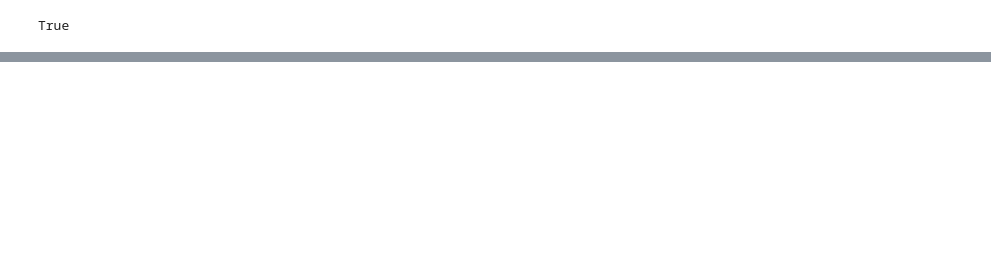
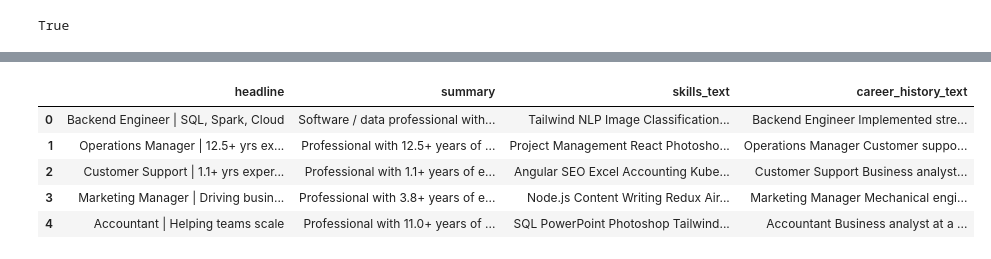
Before and after one commit to vaishnavikunte/Redrob_Ai, a Jupyter notebook: notebooks/training.ipynb, the cells around one changed output, grey strips where cells are left out. Cells and saved outputs as stored; diff of their text form; code cells hidden in the pictures; blank space fills up the shorter version.

```diff
--- a/notebooks/training.ipynb
+++ b/notebooks/training.ipynb
@@ -268,0 +365,9 @@ df.head()
+# %%
+final_df[['headline','summary','skills_text','career_history_text']].head()
+# %% [output]
+|  | headline | summary | skills_text | career_history_text |
+| 0 | Backend Engineer | SQL, Spark, Cloud | Software / data professional with... | Tailwind NLP Image Classification... | Backend Engineer Implemented stre... |
+| 1 | Operations Manager | 12.5+ yrs ex... | Professional with 12.5+ years of ... | Project Management React Photosho... | Operations Manager Customer suppo... |
+| 2 | Customer Support | 1.1+ yrs exper... | Professional with 1.1+ years of e... | Angular SEO Excel Accounting Kube... | Customer Support Business analyst... |
+| 3 | Marketing Manager | Driving busin... | Professional with 3.8+ years of e... | Node.js Content Writing Redux Air... | Marketing Manager Mechanical engi... |
+| 4 | Accountant | Helping teams scale | Professional with 11.0+ years of ... | SQL PowerPoint Photoshop Tailwind... | Accountant Business analyst at a ... |
```
Also changed, not shown: parts of 21 cells of this notebook, 1 other file.
